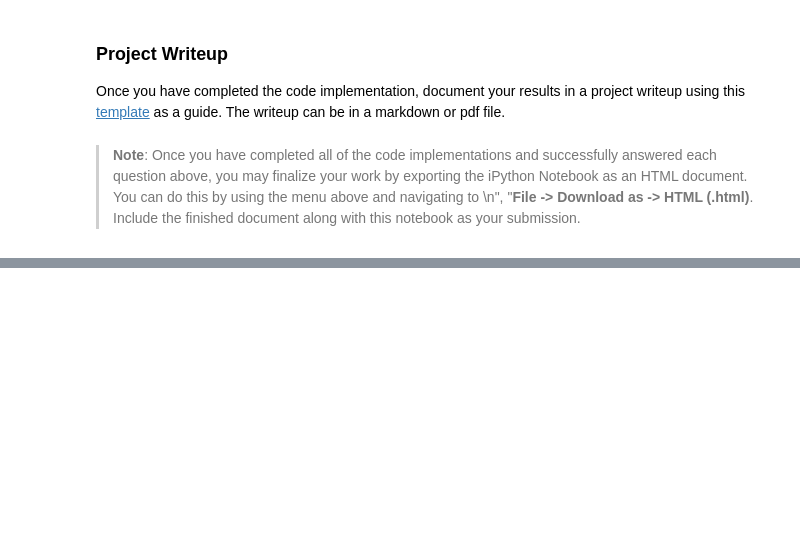
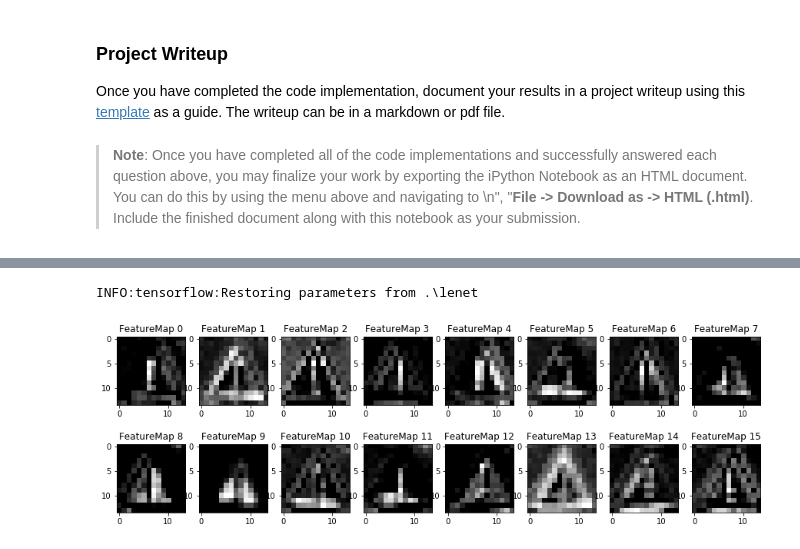
Before and after one commit to Ben-Yan-Bin/CarND-Traffic-Sign-Classifier-Project, a Jupyter notebook: Traffic_Sign_Classifier.ipynb, the cells around one changed output, grey strips where cells are left out. Drawn from its saved outputs; the diff is of its cells as text; code cells hidden in the pictures; blank space fills up the shorter version.

```diff
--- a/Traffic_Sign_Classifier.ipynb
+++ b/Traffic_Sign_Classifier.ipynb
@@ -251,7 +251,7 @@ def LeNet(x):
     fc3_b  = tf.Variable(tf.zeros(43))
     logits = tf.matmul(fc2, fc3_W) + fc3_b
 
-    return logits
+    return logits, conv1
 # %% [markdown]
 ### Train, Validate and Test the Model
 # %% [markdown]
@@ -274,7 +274,7 @@ x = tf.placeholder(tf.float32, (None, 32, 32, 3))
 y = tf.placeholder(tf.int32, (None))
 one_hot_y = tf.one_hot(y, n_classes)
 
-logits = LeNet(x)
+logits, conv1 = LeNet(x)
 cross_entropy = tf.nn.softmax_cross_entropy_with_logits(labels=one_hot_y, logits=logits)
 loss_operation = tf.reduce_mean(cross_entropy)
 optimizer = tf.train.AdamOptimizer(learning_rate = rate)
@@ -444,9 +444,16 @@ Looking just at the first row we get `[ 0.34763842,  0.24879643,  0.12789202]`,
 # %%
 ### Print out the top five softmax probabilities for the predictions on the German traffic sign images found on the web.
 ### Feel free to use as many code cells as needed.
+import tensorflow as tf
+
+# x = tf.placeholder(tf.float32, (None, 32, 32, 3))
+# logits, _ = LeNet(x)
+
 with tf.Session() as sess:
+#     saver = tf.train.import_meta_graph("./lenet.meta")
     saver.restore(sess, tf.train.latest_checkpoint('.'))
-    top5 = sess.run(tf.nn.top_k(logits, k=5), feed_dict={x: test_imgs})
+    top5 = sess.run(tf.nn.top_k(tf.nn.softmax(logits), k=5), feed_dict={x: test_imgs})
+#     top5 = sess.run(tf.nn.top_k(logits, k=5), feed_dict={x: test_imgs})
     print(top5)
 # %% [output]
 INFO:tensorflow:Restoring parameters from .\lenet
@@ -495,29 +502,38 @@ For an example of what feature map outputs look like, check out NVIDIA's results
 # %%
 ### Visualize your network's feature maps here.
 ### Feel free to use as many code cells as needed.
 
 # image_input: the test image being fed into the network to produce the feature maps
 # tf_activation: should be a tf variable name used during your training procedure that represents the calculated state of a specific weight layer
 # activation_min/max: can be used to view the activation contrast in more detail, by default matplot sets min and max to the actual min and max values of the output
 # plt_num: used to plot out multiple different weight feature map sets on the same block, just extend the plt number for each new feature map entry
 
 def outputFeatureMap(image_input, tf_activation, activation_min=-1, activation_max=-1 ,plt_num=1):
     # Here make sure to preprocess your image_input in a way your network expects
     # with size, normalization, ect if needed
     # image_input =
     # Note: x should be the same name as your network's tensorflow data placeholder variable
     # If you get an error tf_activation is not defined it may be having trouble accessing the variable from inside a function
-    activation = tf_activation.eval(session=sess,feed_dict={x : image_input})
-    featuremaps = activation.shape[3]
-    plt.figure(plt_num, figsize=(15,15))
-    for featuremap in range(featuremaps):
-        plt.subplot(6,8, featuremap+1) # sets the number of feature maps to show on each row and column
-        plt.title('FeatureMap ' + str(featuremap)) # displays the feature map number
-        if activation_min != -1 & activation_max != -1:
-            plt.imshow(activation[0,:,:, featuremap], interpolation="nearest", vmin =activation_min, vmax=activation_max, cmap="gray")
-        elif activation_max != -1:
-            plt.imshow(activation[0,:,:, featuremap], interpolation="nearest", vmax=activation_max, cmap="gray")
-        elif activation_min !=-1:
-            plt.imshow(activation[0,:,:, featuremap], interpolation="nearest", vmin=activation_min, cmap="gray")
-        else:
-            plt.imshow(activation[0,:,:, featuremap], interpolation="nearest", cmap="gray")
+#     activation = tf_activation.eval(session=sess,feed_dict={x : image_input})
+    with tf.Session() as sess:
+        saver.restore(sess, tf.train.latest_checkpoint('.'))
+        activation = sess.run(conv1, feed_dict={x: image_input})
+        featuremaps = activation.shape[3]
+        plt.figure(plt_num, figsize=(15,15))
+        for featuremap in range(featuremaps):
+            plt.subplot(6,8, featuremap+1) # sets the number of feature maps to show on each row and column
+            plt.title('FeatureMap ' + str(featuremap)) # displays the feature map number
+            if activation_min != -1 & activation_max != -1:
+                plt.imshow(activation[0,:,:, featuremap], interpolation="nearest", vmin =activation_min, vmax=activation_max, cmap="gray")
+            elif activation_max != -1:
+                plt.imshow(activation[0,:,:, featuremap], interpolation="nearest", vmax=activation_max, cmap="gray")
+            elif activation_min !=-1:
+                plt.imshow(activation[0,:,:, featuremap], interpolation="nearest", vmin=activation_min, cmap="gray")
+            else:
+                plt.imshow(activation[0,:,:, featuremap], interpolation="nearest", cmap="gray")
+
+# plt.imshow((test_imgs[9]))
+outputFeatureMap(test_imgs[9].reshape(1, 32, 32, 3), conv1)
+# %% [output]
+INFO:tensorflow:Restoring parameters from .\lenet
+[figure, added]
```
Also changed, not shown: parts of 3 cells of this notebook.
